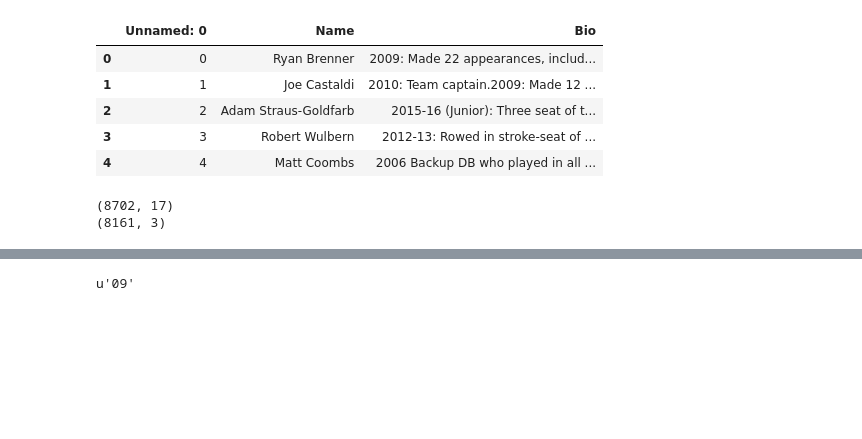
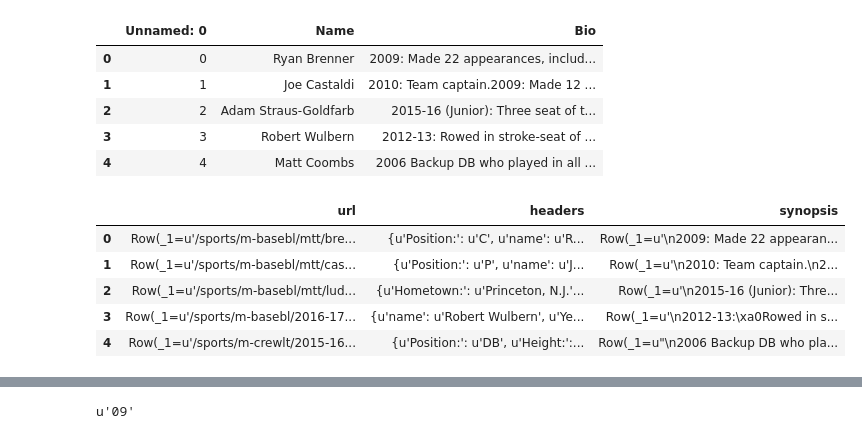
Before and after one commit to hydrosquall/yale_athletics_data, a Jupyter notebook: notebooks/Yale Further Processing.ipynb, the cells around one changed output, grey strips where cells are left out. Saved outputs shown, nothing was run; the diff lists cells and outputs as text; code cells hidden in the pictures; blank space fills up the shorter version.

```diff
--- a/notebooks/Yale Further Processing.ipynb
+++ b/notebooks/Yale Further Processing.ipynb
@@ -42,11 +42,7 @@ bios.head(5)
 | 4 | 4 | Matt Coombs | 2006 Backup DB who played in all ... |
 # %%
 # Warning: Number of players is inconsistent across the 2 dataframes
-print(players.shape)
-print(bios.shape)
+bios = bios.dropna()
-# %% [output]
-(8702, 17)
-(8161, 3)
 # %%
 # Remove first column off bios
 bios = bios.drop(["Unnamed: 0"], axis=1)
@@ -55,0 +56,9 @@ players["Bio"] = bios["Bio"]
+# %%
+headers.head()
+# %% [output]
+|  | url | headers | synopsis |
+| 0 | Row(_1=u'/sports/m-basebl/mtt/bre... | {u'Position:': u'C', u'name': u'R... | Row(_1=u'\n2009: Made 22 appearan... |
+| 1 | Row(_1=u'/sports/m-basebl/mtt/cas... | {u'Position:': u'P', u'name': u'J... | Row(_1=u'\n2010: Team captain.\n2... |
+| 2 | Row(_1=u'/sports/m-basebl/mtt/lud... | {u'Hometown:': u'Princeton, N.J.'... | Row(_1=u'\n2015-16 (Junior): Thre... |
+| 3 | Row(_1=u'/sports/m-basebl/2016-17... | {u'name': u'Robert Wulbern', u'Ye... | Row(_1=u'\n2012-13:\xa0Rowed in s... |
+| 4 | Row(_1=u'/sports/m-crewlt/2015-16... | {u'Position:': u'DB', u'Height:':... | Row(_1=u"\n2006 Backup DB who pla... |
```
Also changed, not shown: parts of 7 cells of this notebook, 5 other files.
